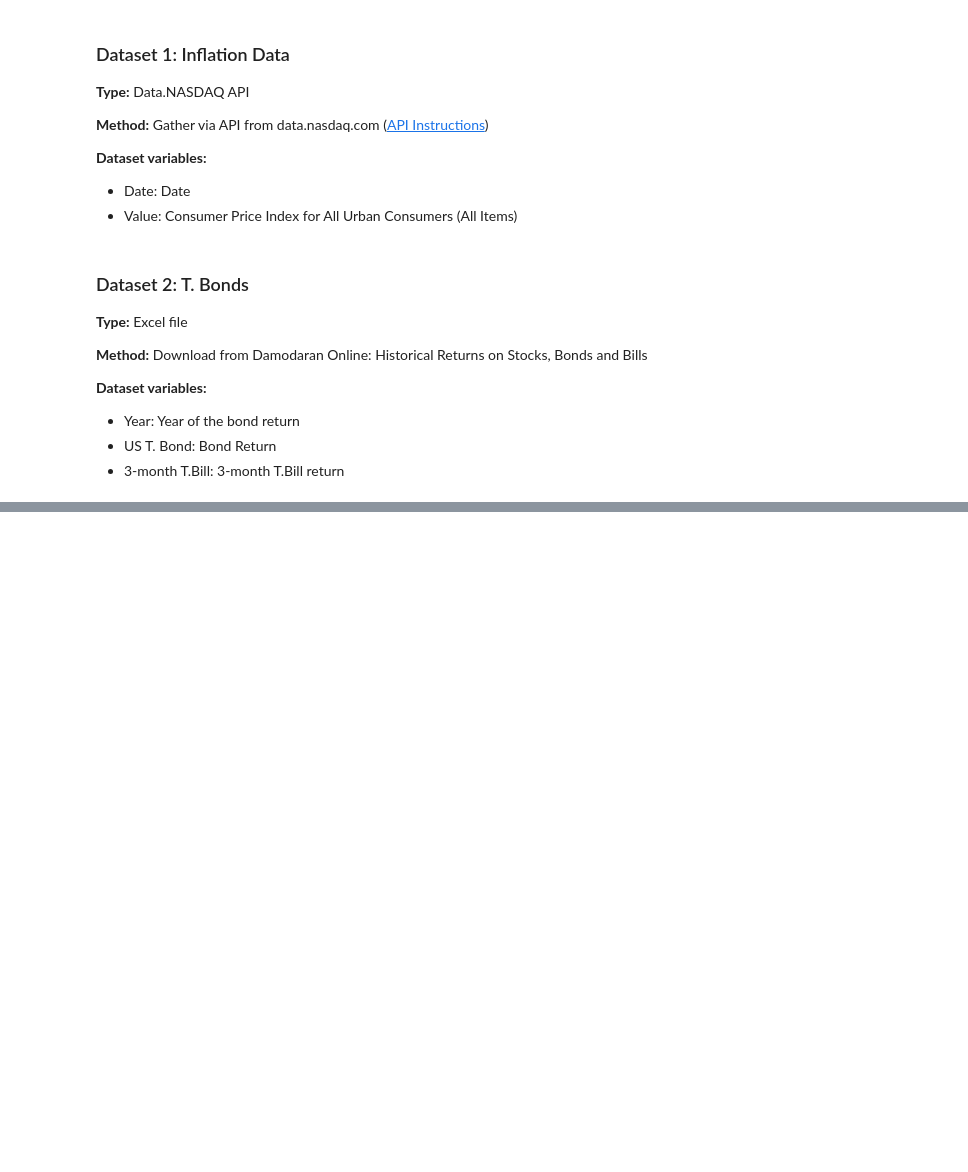
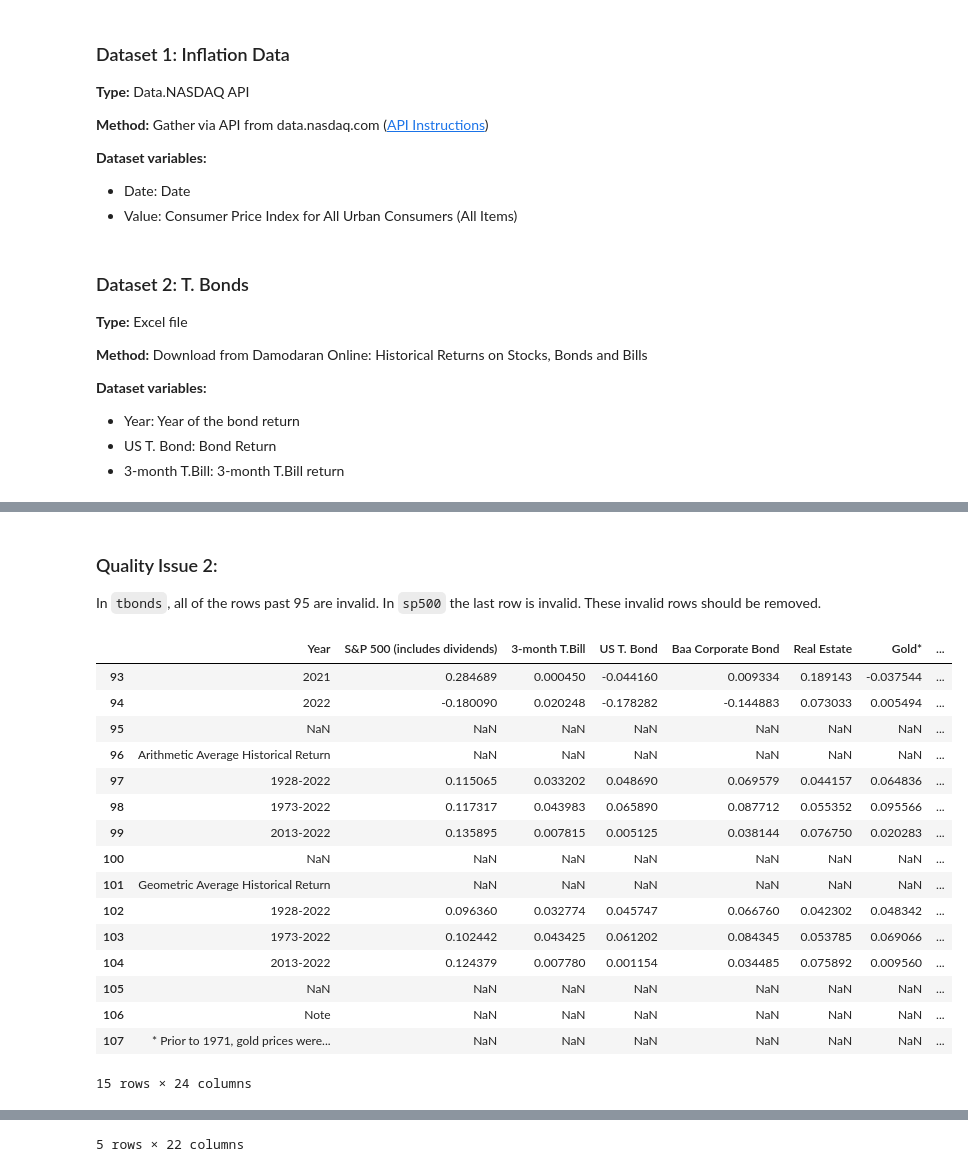
Before and after one commit to tristenwallace/asset_inflation_performance, a Jupyter notebook: asset_analysis.ipynb, the cells around one changed output, grey strips where cells are left out. Cells and saved outputs as stored; diff of their text form; code cells hidden in the pictures; blank space fills up the shorter version.

Commit message:
Assess data

```diff
--- a/asset_analysis.ipynb
+++ b/asset_analysis.ipynb
@@ -44,5 +44,4 @@ inflation = nasdaqdatalink.get("FRED/CPIAUCSL")
 - US T. Bond: Bond Return
 - 3-month T.Bill: 3-month T.Bill return
 # %%
-Tbonds = pd.read_excel("histretSP.xls", sheet_name="Returns_by_year", header=17)
-print(Tbonds)
+tbonds = pd.read_excel("histretSP.xls", sheet_name="Returns by year", header=17)
@@ -62,0 +60,2 @@ Dividend: Dividend Price
+# %%
+sp500 = pd.read_excel("ie_data.xls", sheet_name="Data", header=7)
@@ -62,0 +148,26 @@ Dividend: Dividend Price
+# %% [markdown]
+### Quality Issue 2:
+
+In `tbonds`, all of the rows past 95 are invalid. In `sp500` the last row is invalid. These invalid rows should be removed.
+# %%
+# Inspect dataframes visually
+display(tbonds.tail(15))
+display(sp500.tail())
+# %% [output]
+|  | Year | S&P 500 (includes dividends) | 3-month T.Bill | US T. Bond | Baa Corporate Bond | Real Estate | Gold* | ... |
+| 93 | 2021 | 0.284689 | 0.000450 | -0.044160 | 0.009334 | 0.189143 | -0.037544 | ... |
+| 94 | 2022 | -0.180090 | 0.020248 | -0.178282 | -0.144883 | 0.073033 | 0.005494 | ... |
+| 95 | NaN | NaN | NaN | NaN | NaN | NaN | NaN | ... |
+| 96 | Arithmetic Average Historical Return | NaN | NaN | NaN | NaN | NaN | NaN | ... |
+| 97 | 1928-2022 | 0.115065 | 0.033202 | 0.048690 | 0.069579 | 0.044157 | 0.064836 | ... |
+| 98 | 1973-2022 | 0.117317 | 0.043983 | 0.065890 | 0.087712 | 0.055352 | 0.095566 | ... |
+| 99 | 2013-2022 | 0.135895 | 0.007815 | 0.005125 | 0.038144 | 0.076750 | 0.020283 | ... |
+| 100 | NaN | NaN | NaN | NaN | NaN | NaN | NaN | ... |
+| 101 | Geometric Average Historical Return | NaN | NaN | NaN | NaN | NaN | NaN | ... |
+| 102 | 1928-2022 | 0.096360 | 0.032774 | 0.045747 | 0.066760 | 0.042302 | 0.048342 | ... |
+| 103 | 1973-2022 | 0.102442 | 0.043425 | 0.061202 | 0.084345 | 0.053785 | 0.069066 | ... |
+| 104 | 2013-2022 | 0.124379 | 0.007780 | 0.001154 | 0.034485 | 0.075892 | 0.009560 | ... |
+| 105 | NaN | NaN | NaN | NaN | NaN | NaN | NaN | ... |
+| 106 | Note | NaN | NaN | NaN | NaN | NaN | NaN | ... |
+| 107 | * Prior to 1971, gold prices were... | NaN | NaN | NaN | NaN | NaN | NaN | ... |
+15 rows × 24 columns
@@ -62,0 +180 @@ Dividend: Dividend Price
+5 rows × 22 columns
```
Also changed, not shown: parts of 14 cells of this notebook.
